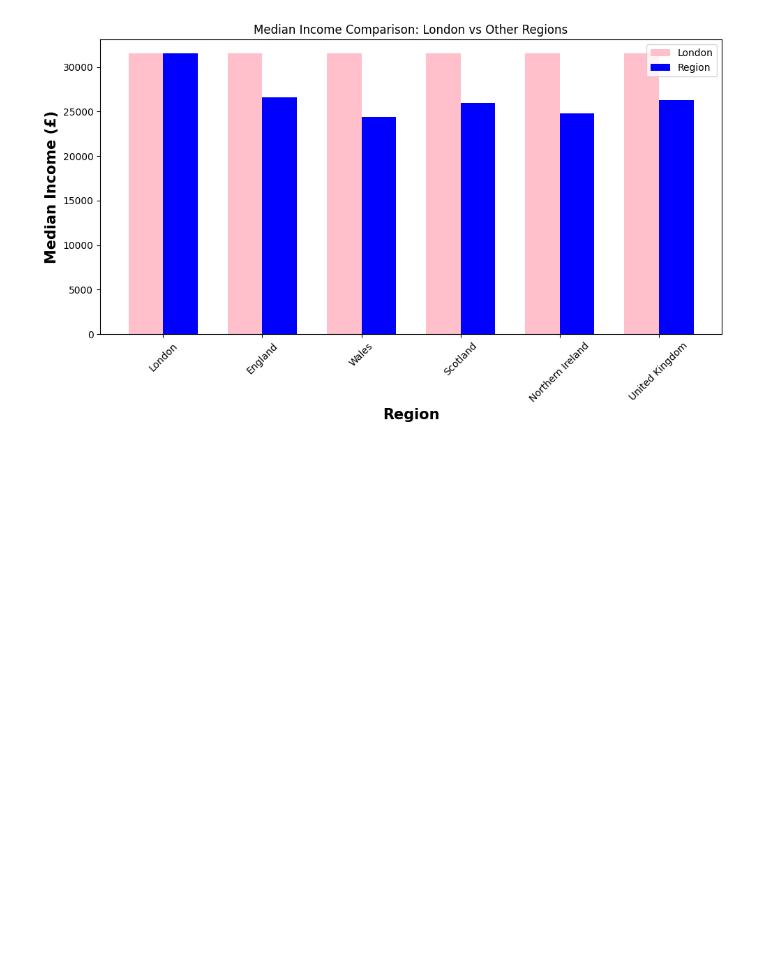
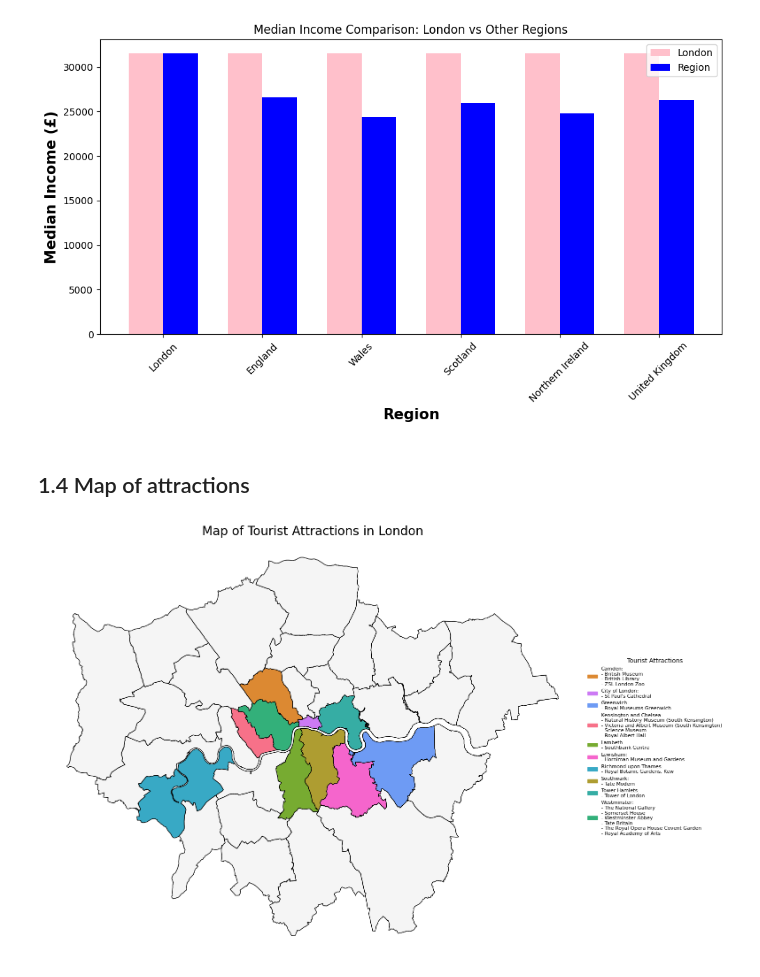
Before and after one commit to Bhassan98/FSDS, a Jupyter notebook: Notes.ipynb, the cells around one changed output. Saved outputs shown, nothing was run; the diff lists cells and outputs as text; code cells hidden in the pictures; blank space fills up the shorter version.

```diff
--- a/Notes.ipynb
+++ b/Notes.ipynb
@@ -11,6 +13,9 @@ from shapely.geometry import Point
 # %%
 aggregated_votes_path = '/Users/bashir/Documents/UCL/Foundations of Spatial Data Science/Aggregated_Votes_By_Borough_And_Party.xlsx'
 aggregated_votes_data = pd.read_excel(aggregated_votes_path)
+
+tourist_attractions_path = ("/Users/bashir/Documents/UCL/FSDS Github/Modified_Tourist_Attractions_Visits_London.xlsx")
+toursit_attractions = pd.read_excel(tourist_attractions_path)
 
 geojson_path = '/Users/bashir/Documents/UCL/Foundations of Spatial Data Science/london_boroughs.json'
 london_boroughs_geo = gpd.read_file(geojson_path)
@@ -174,3 +184,38 @@ Try using .loc[row_indexer,col_indexer] = value instead
 See the caveats in the documentation: https://pandas.pydata.org/pandas-docs/stable/user_guide/indexing.html#returning-a-view-versus-a-copy
   region_median_incomes['London Median Income'] = london_median_income
 [figure]
+# %% [markdown]
+## 1.4 Map of attractions
+# %%
+# Assign a unique color to each borough with tourist attractions
+unique_boroughs = toursit_attractions['Borough'].unique()
+borough_color_palette = sns.color_palette("husl", len(unique_boroughs)).as_hex()
+borough_attraction_color_map = {borough: color for borough, color in zip(unique_boroughs, borough_color_palette)}
+
+# Update borough colors in the GeoDataFrame
+london_boroughs['color'] = london_boroughs['name'].map(borough_attraction_color_map).fillna('whitesmoke')
+
+# Create the map with updated colors
+fig, ax = plt.subplots(figsize=(15, 10))
+london_boroughs.plot(ax=ax, color=london_boroughs['color'], edgecolor='black')
+
+# Set title and remove axis
+ax.set_title('Map of Tourist Attractions in London', fontsize=20)
+ax.axis('off')
+
+# Create a legend for the tourist attractions with a color shade for each borough
+legend_entries = []
+for borough, attractions in toursit_attractions.groupby('Borough')['Attraction']:
+    label_text = f"{borough}:\n" + "\n".join(f"- {attraction}" for attraction in attractions)
+    color = borough_attraction_color_map[borough]
+    patch = mpatches.Patch(color=color, label=label_text)
+    legend_entries.append(patch)
+
+# Place the legend outside the map
+legend = ax.legend(handles=legend_entries, loc='center left', bbox_to_anchor=(1, 0.5), title='Tourist Attractions', frameon=False, fontsize=8)
+legend.get_title().set_fontsize('10')
+
+plt.tight_layout()
+plt.show()
+# %% [output]
+[figure, added]
```
Also changed, not shown: parts of 2 cells of this notebook, 2 other files.
